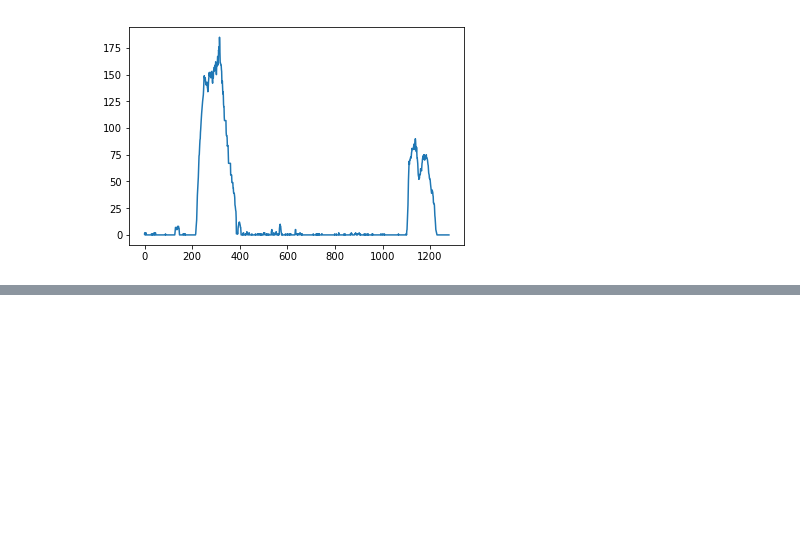
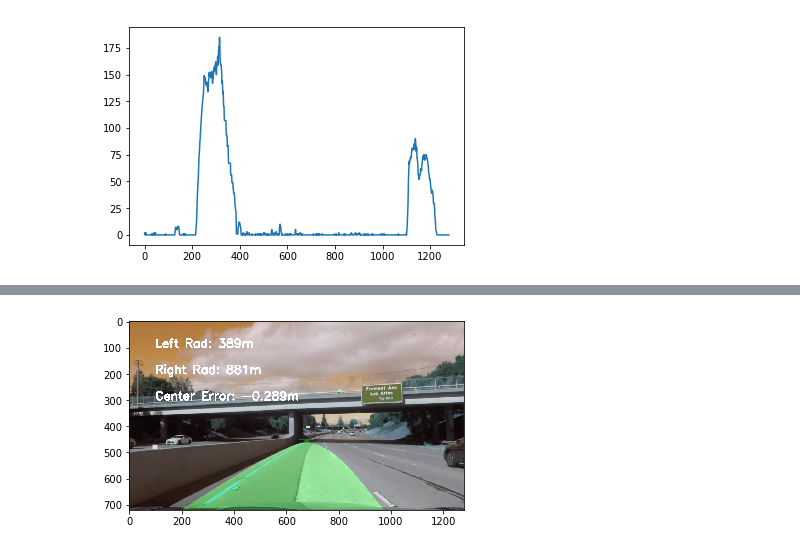
Before and after one commit to GuiBo79/CarND-Advanced-Lane-Lines, a Jupyter notebook: adv_lanes.ipynb, the cells around one changed output, grey strips where cells are left out. Cells and saved outputs as stored; diff of their text form; code cells hidden in the pictures; blank space fills up the shorter version.

```diff
--- a/adv_lanes.ipynb
+++ b/adv_lanes.ipynb
@@ -163,4 +164,11 @@ def thresh_color_channel(ch, thresh_min=0, thresh_max=255):
 
 
 mtx, dist = calibrate_camera("camera_cal/*.jpg", show=False, save=False)
+# %%
+def lanes_curvature (ploty, left_fit, right_fit):
+    y_eval = np.max(ploty)
+    left_curverad = ((1 + (2*left_fit[0]*y_eval + left_fit[1])**2)**1.5) / np.absolute(2*left_fit[0])
+    right_curverad = ((1 + (2*right_fit[0]*y_eval + right_fit[1])**2)**1.5) / np.absolute(2*right_fit[0])
+
+    return int(left_curverad), int(right_curverad)
 # %%
@@ -297,0 +423,22 @@ find_lanes(result)
+# %%
+
+def advanced_lane_lines(image):
+
+    undistorced,result = color_gradient(image)
+
+    result, Minv  = bird_view(result)
+
+    binary_warped, left_fit, right_fit,mid_pos = find_lanes(result, show = False)
+
+    binary_warped, left_fitx, right_fitx, ploty, left_rad, right_rad,pix_meters = find_next_lane(binary_warped, left_fit, right_fit,mid_pos, show = False)
+
+    result=draw_lines(undistorced,result, Minv, left_fitx, right_fitx, ploty, pix_meters, show=True, l_rad=left_rad, r_rad=right_rad)
+
+
+
+    return result
+# %%
+image=cv2.imread("test_images/frame1.jpg")
+_=advanced_lane_lines(image)
+# %% [output]
+[figure, added]
```
Also changed, not shown: parts of 14 cells of this notebook, 3 other files.
